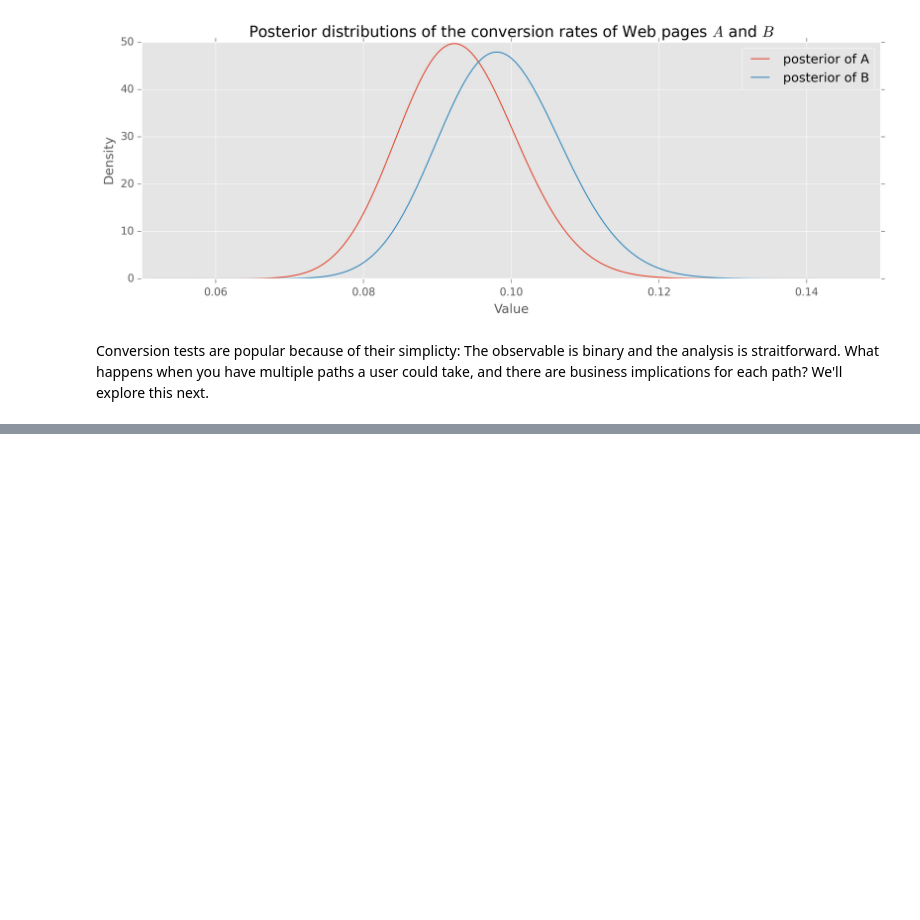
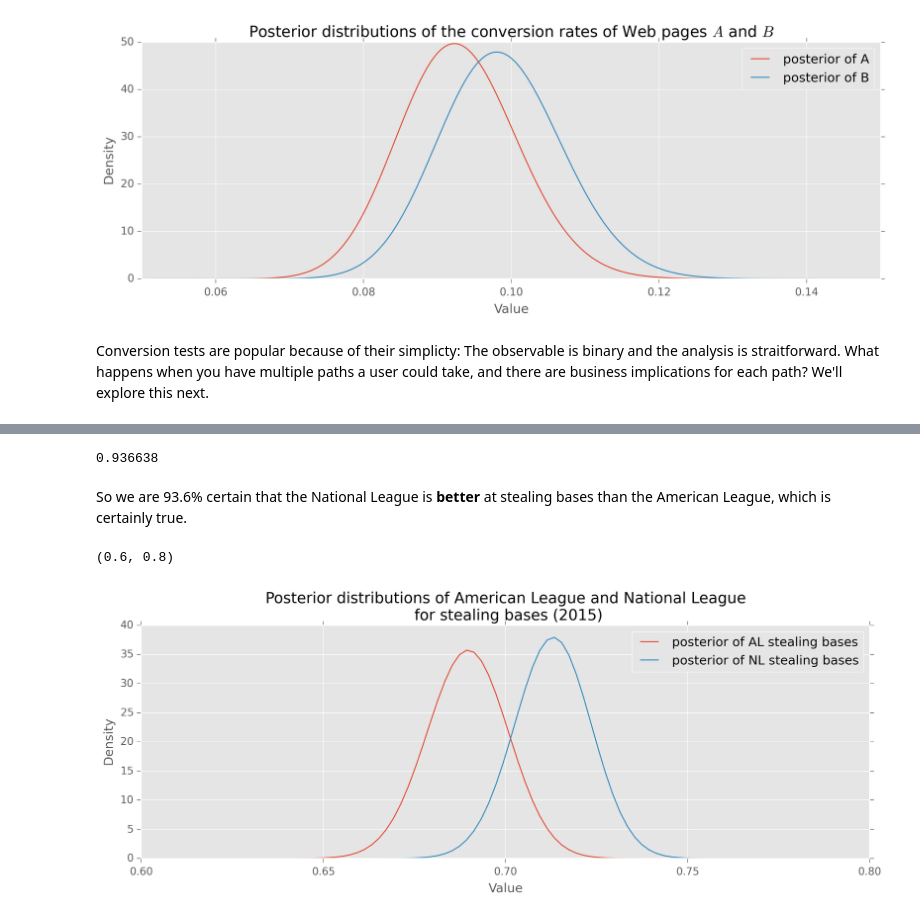
Before and after one commit to doolingdavid/Probabilistic-Programming-and-Bayesian-Methods-for-Hackers, a Jupyter notebook: ABNOTES.ipynb, the cells around one changed output, grey strips where cells are left out. Cells and saved outputs as stored; diff of their text form; code cells hidden in the pictures; blank space fills up the shorter version.

```diff
--- a/ABNOTES.ipynb
+++ b/ABNOTES.ipynb
@@ -591,0 +666,47 @@ First, let's collect the data from last year's MLB season on the total ABs and H
+# %%
+NL_SB = 1320
+NL_CS = 531
+NL_ATTEMPTS = NL_SB + NL_CS
+
+AL_SB = 1185
+AL_CS = 533
+AL_ATTEMPTS = AL_SB + AL_CS
+
+
+from scipy.stats import beta
+alpha_prior = 1
+beta_prior = 1
+
+posterior_AL_SB = beta(alpha_prior + AL_SB,
+                    beta_prior + AL_ATTEMPTS - AL_SB)
+
+posterior_NL_SB = beta(alpha_prior + NL_SB,
+                    beta_prior + NL_ATTEMPTS - NL_SB)
+
+samples = 2000000 # We want this to be large to get a better approximation.
+samples_posterior_AL_SB = posterior_AL_SB.rvs(samples)
+samples_posterior_NL_SB = posterior_NL_SB.rvs(samples)
+
+print (samples_posterior_NL_SB > samples_posterior_AL_SB).mean()
+# %% [output]
+0.936638
+# %% [markdown]
+So we are 93.6% certain that the National League is **better** at stealing bases than the American League, which is certainly true.
+# %%
+%matplotlib inline
+from IPython.core.pylabtools import figsize
+from matplotlib import pyplot as plt
+figsize(12.5, 4)
+plt.rcParams['savefig.dpi'] = 300
+plt.rcParams['figure.dpi'] = 300
+x = np.linspace(0,1, 500)
+plt.plot(x, posterior_AL_SB.pdf(x), label='posterior of AL stealing bases')
+plt.plot(x, posterior_NL_SB.pdf(x), label='posterior of NL stealing bases')
+plt.xlabel('Value')
+plt.ylabel('Density')
+plt.title("Posterior distributions of American League and National League \n for stealing bases (2015)")
+plt.legend()
+plt.xlim(0.6,0.8)
+# %% [output]
+(0.6, 0.8)
+[figure, added]
```
Also changed, not shown: parts of 5 cells of this notebook.
